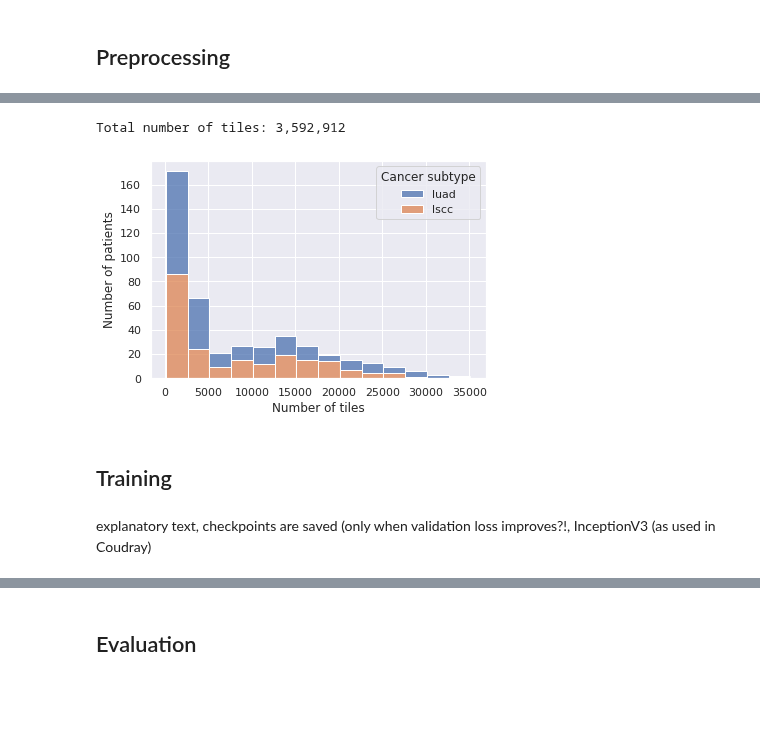
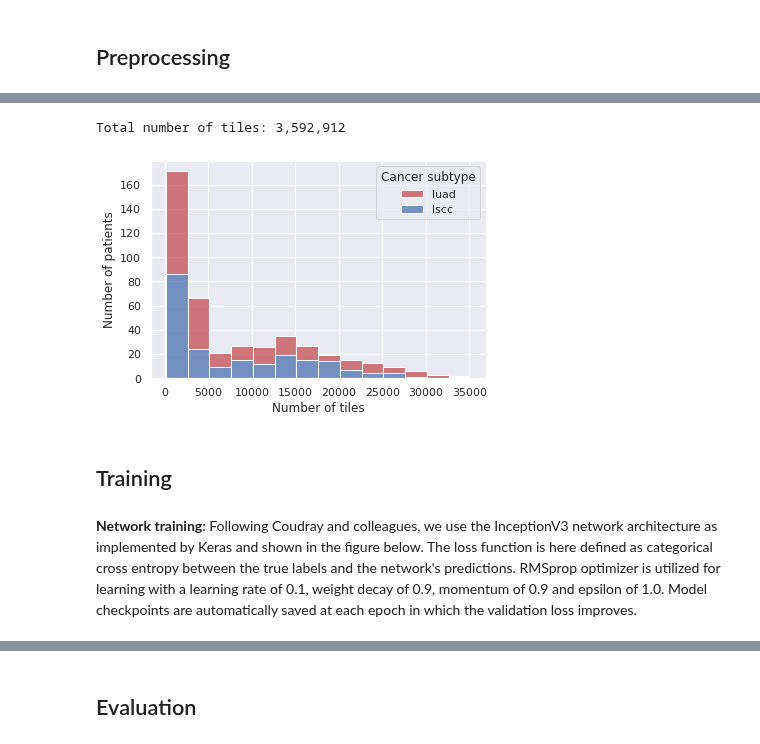
Before and after one commit to ImagingDataCommons/idc-pathomics-use-case-1, a Jupyter notebook: src/cptac-use-case.ipynb, the cells around one changed output, grey strips where cells are left out. Cells and saved outputs as stored; diff of their text form; code cells hidden in the pictures; blank space fills up the shorter version.

```diff
--- a/src/cptac-use-case.ipynb
+++ b/src/cptac-use-case.ipynb
@@ -64,7 +66,7 @@ import time
 import pandas as pd
 import matplotlib.pyplot as plt
 import seaborn as sns
-sns.set()
+sns.set_theme()
 import wandb
 # %%
 # Create directories for input and output data
@@ -204,14 +248,14 @@ sort_tiles(tiles_dir, slides_metadata_path, input_dir, 'norm_luad_lscc')
 # %%
 # How many tiles per patient (due to different size of slides)?
 patient_metadata = pd.read_csv(os.path.join(input_dir, 'patient_metadata.csv'))
 print('Total number of tiles: {:,}'.format(patient_metadata['nr_tiles_total'].sum()))
 
-ax = sns.histplot(data=patient_metadata, x='nr_tiles_total', hue='cancer_subtype', multiple='stack', binwidth=2500)
-ax.set_xlabel('Number of tiles')
-ax.set_ylabel('Number of patients')
-legend = ax.get_legend()
+fig2 = sns.histplot(data=patient_metadata, x='nr_tiles_total', hue='cancer_subtype', multiple='stack', binwidth=2500, palette=['r', 'b'])
+fig2.set_xlabel('Number of tiles')
+fig2.set_ylabel('Number of patients')
+legend = fig2.get_legend()
 legend.set_title('Cancer subtype')
 # %% [output]
 Total number of tiles: 3,592,912
-[figure, old version]
+[figure, new version]
 # %%
@@ -222,4 +266,4 @@ Total number of tiles: 3,592,912
 # %% [markdown]
 ## Training
-# %% [markdown]
-explanatory text, checkpoints are saved (only when validation loss improves?!, InceptionV3 (as used in Coudray)
+# %% [markdown]
+**Network training**: Following Coudray and colleagues, we use the InceptionV3 network architecture as implemented by Keras and shown in the figure below. The loss function is here defined as categorical cross entropy between the true labels and the network's predictions. RMSprop optimizer is utilized for learning with a learning rate of 0.1, weight decay of 0.9, momentum of 0.9 and epsilon of 1.0. Model checkpoints are automatically saved at each epoch in which the validation loss improves.
```
Also changed, not shown: parts of 19 cells of this notebook, 7 other files.
